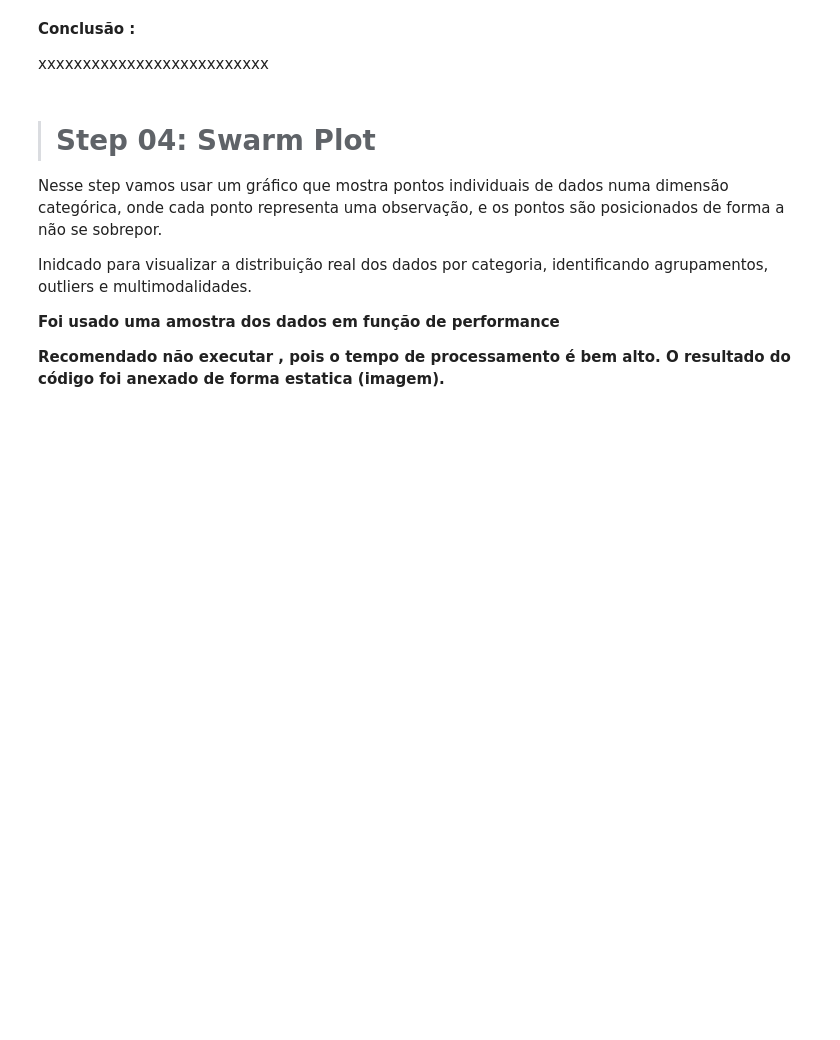
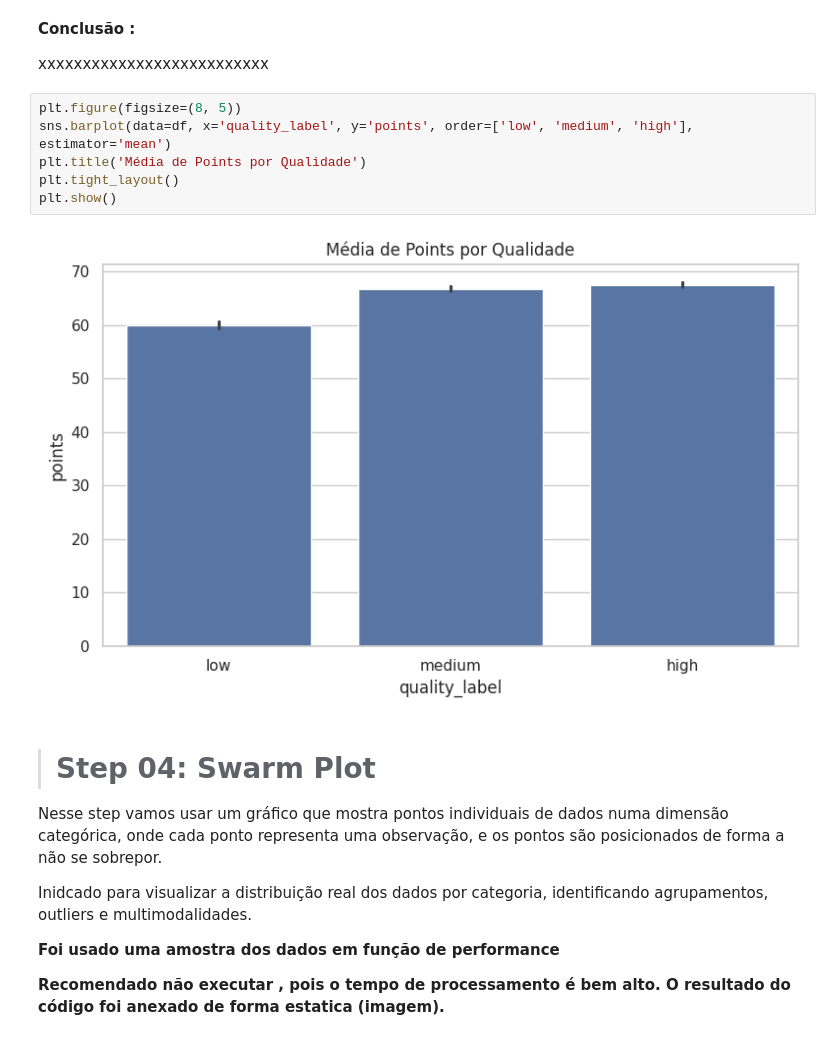
Before and after one commit to RodrigoMarenda/Analise_de_Dados, a Jupyter notebook: Wine_Quality.ipynb, the cells around one changed output. Cells and saved outputs as stored; diff of their text form; blank space fills up the shorter version.

```diff
--- a/Wine_Quality.ipynb
+++ b/Wine_Quality.ipynb
@@ -738,6 +811,14 @@ plt.show()
 **Conclusão :**
 
 xxxxxxxxxxxxxxxxxxxxxxxxxx
+# %%
+plt.figure(figsize=(8, 5))
+sns.barplot(data=df, x='quality_label', y='points', order=['low', 'medium', 'high'], estimator='mean')
+plt.title('Média de Points por Qualidade')
+plt.tight_layout()
+plt.show()
+# %% [output]
+[figure, added]
 # %% [markdown]
 > # Step 04: Swarm Plot
 
```
Also changed, not shown: parts of 25 cells of this notebook.
